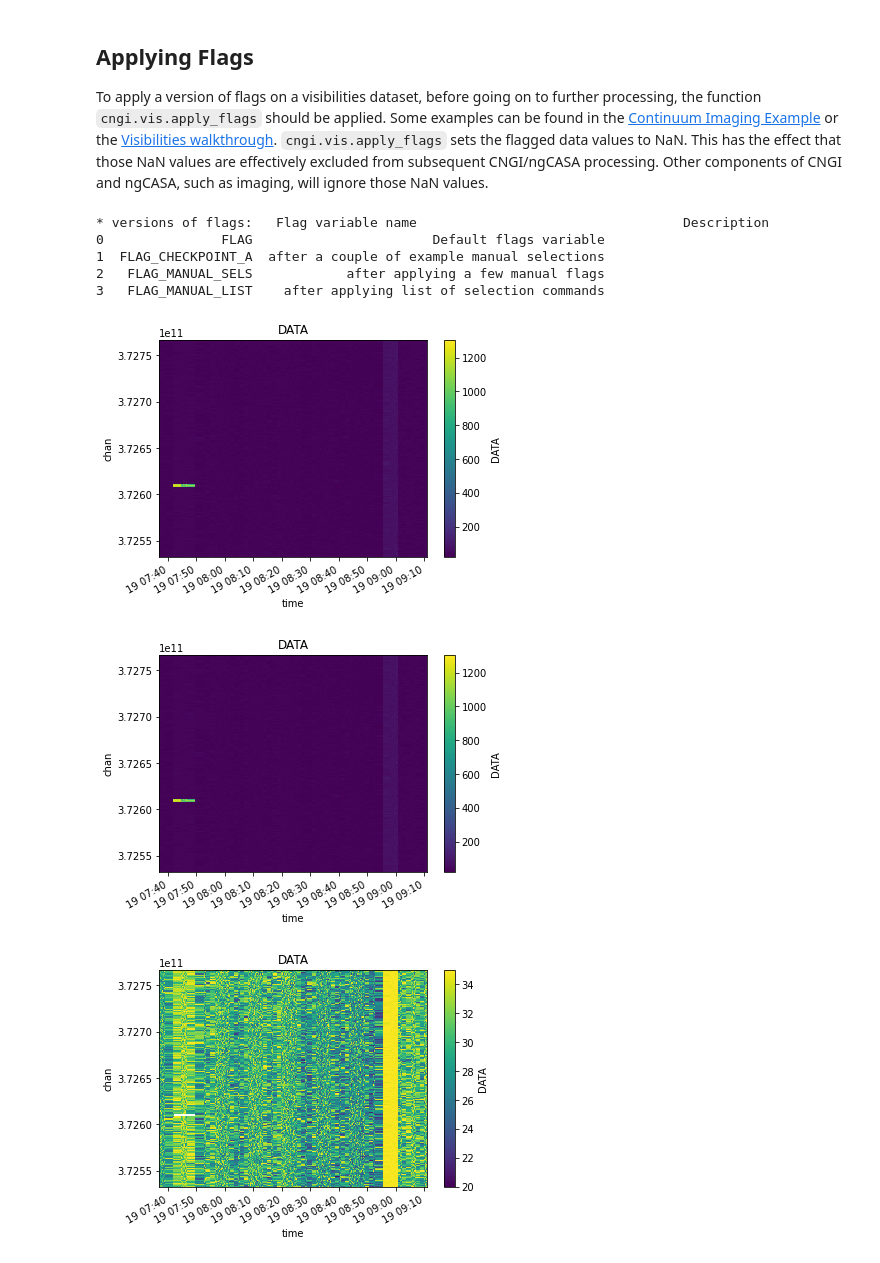
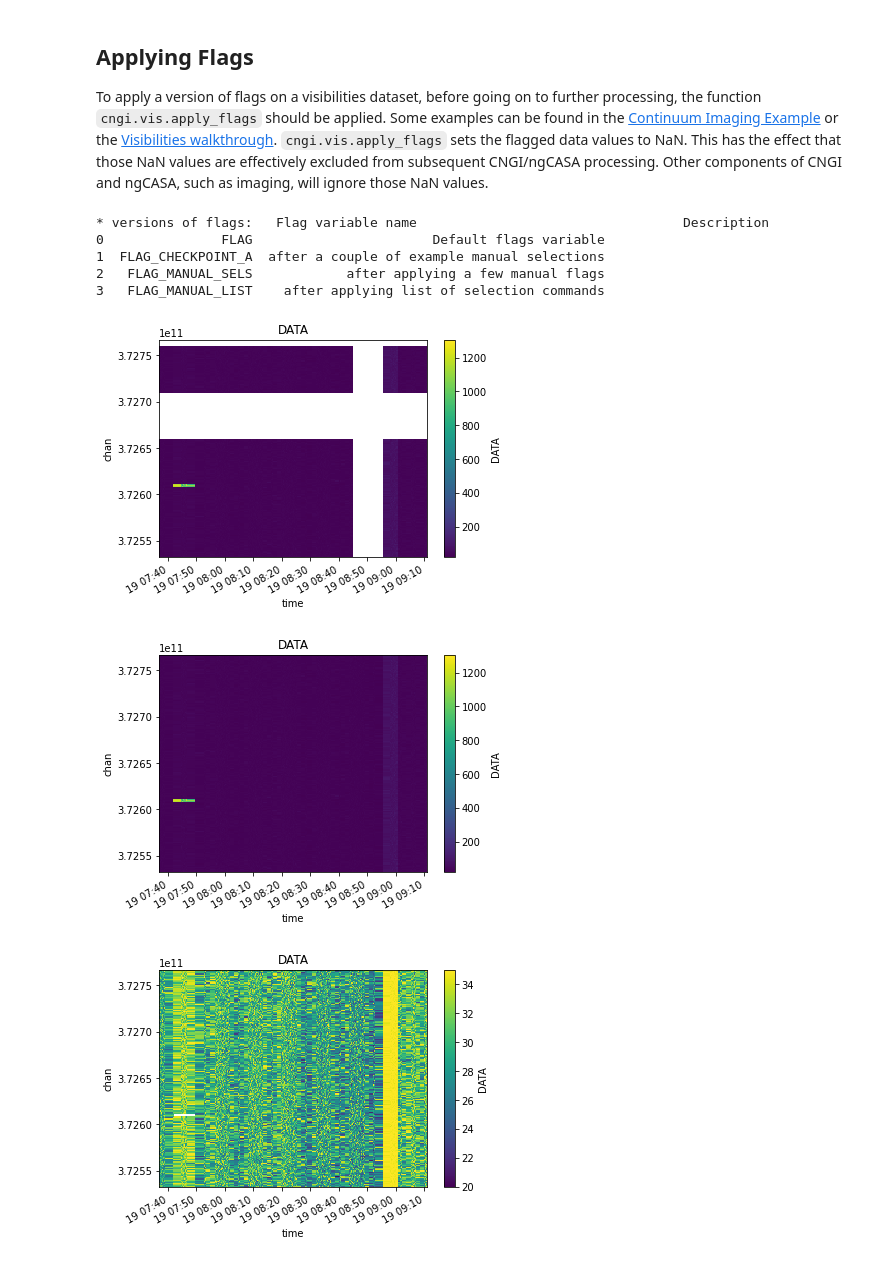
Before and after one commit to casangi/cngi_prototype, a Jupyter notebook: docs/flagging.ipynb, the cells around one changed output. Drawn from its saved outputs; the diff is of its cells as text; code cells hidden in the pictures.

Commit message:
fix antenna name + better plots

```diff
--- a/docs/flagging.ipynb
+++ b/docs/flagging.ipynb
@@ -185,7 +183,7 @@ vis_flags_tr = manual_unflag(mxds, 0, [{'time': slice('2011-09-16T15:38:17','201
 vis_flags = manual_unflag(mxds, 0, [{}])
 
 # Flag time range
-vis_flags_tr = manual_flag(mxds, 0, [{'time': slice('2012-11-19T07:37:00.000', '2012-11-19T08:01:01.800')}])
+vis_flags_tr = manual_flag(mxds, 0, [{'time': slice('2012-11-19T08:44:55.000', '2012-11-19T08:52:55.400')}])
 # Flag antenna in time range
 vis_flags_ta = manual_flag(mxds, 0, [{'time': slice('2012-11-19T07:37:00.000', '2012-11-19T08:23:52.800'), 'antenna': 'DA46'}])
 
@@ -199,8 +197,8 @@ vis_flags_pol = manual_flag(mxds, 0, [{'pol': 9}])
 # Flag some baselines, by ID
 vis_flags_base = manual_flag(mxds, 0, [{'baseline': [133, 134, 135]}])
 
-vis_flags_ta['FLAG'] |= vis_flags_chan['FLAG']
-vis_flags_manual = manager_add(vis_flags_ta, 'FLAG_MANUAL_LIST', 'after applying list of selection commands')
+vis_flags_ta['FLAG'] |= vis_flags_tr['FLAG'] | vis_flags_chan['FLAG']
+vis_flags_manual = manager_add(vis_flags_ta, 'FLAG_MANUAL_LIST', 'after applying list of selection commands', 'FLAG')
 
 # <tmp> Handle return xds / mxds(use cngi._utils._io.vis_xds_packager?)
 mxds_manual.xds0['FLAG'] = vis_flags_manual['FLAG']
@@ -287,39 +285,38 @@ To apply a version of flags on a visibilities dataset, before going on to furthe
 # %%
 # Further processing: visualization, calibration, imaging, etc. with flags applied (flagged data excluded)
 from cngi.vis import apply_flags
 from cngi.vis import visplot
 from cngi._utils._io import mxds_copier
 
 versions = manager_list(vis_dset)
 
 print(f"* versions of flags: {versions}")
 plot_axes = ['time', 'chan']
 
 mxds_manual = mxds.copy()
-mxds_manual.attrs['xds0'] = vis_dset
+mxds_manual.attrs['xds0'] = vis_flags_manual
 
-flagged_manual = apply_flags(mxds_manual, 'xds0', flags=['FLAG_MANUAL_SELS'])
+flagged_manual = apply_flags(mxds_manual, 'xds0', flags=['FLAG_MANUAL_LIST'])
 
 visplot(flagged_manual.xds0.DATA, plot_axes)
 visplot(mxds.xds0.DATA, plot_axes)
 
+mxds_dset = mxds.copy()
+mxds_dset.attrs['xds0'] = vis_dset
 mxds_flagged = apply_flags(mxds, 'xds0', flags=['FLAG'])
+mxds_clip = mxds.copy()
+mxds_clip.attrs['xds0'] = vis_clip
+flagged_clip = apply_flags(mxds, 'xds0', flags=['FLAG'])
 
 visplot(mxds_flagged.xds0.DATA, plot_axes)
-
-mxds_clip = mxds.copy()
-mxds_clip.attrs['xds0'] = vis_clip
-
-flagged_clip = apply_flags(mxds, 'xds0', flags=['FLAG'])
-
 visplot(flagged_clip.xds0.DATA, plot_axes)
 # %% [output]
 * versions of flags:   Flag variable name                                  Description
 0               FLAG                       Default flags variable
 1  FLAG_CHECKPOINT_A  after a couple of example manual selections
 2   FLAG_MANUAL_SELS            after applying a few manual flags
 3   FLAG_MANUAL_LIST    after applying list of selection commands
-[figure, old version]
+[figure, new version]
 [figure]
 [figure]
 [figure]
```
Also changed, not shown: parts of 3 cells of this notebook.
